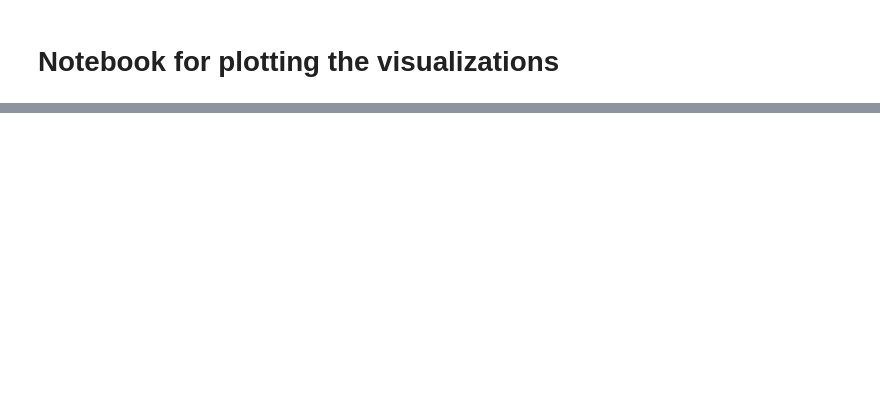
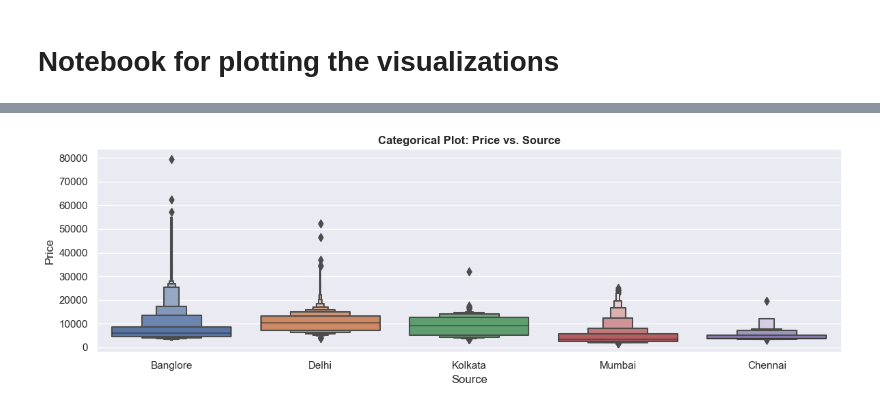
Before and after one commit to Fernando3161/flight_price_pred, a Jupyter notebook: data/Notebook.ipynb, the cells around one changed output, grey strips where cells are left out. Saved outputs shown, nothing was run; the diff lists cells and outputs as text; code cells hidden in the pictures; blank space fills up the shorter version.

```diff
--- a/data/Notebook.ipynb
+++ b/data/Notebook.ipynb
@@ -377,0 +94,15 @@ plt.show()
+# %%
+# Create dummy columns out of the Airline column.
+airline = train_data[['Airline']]
+airline = pd.get_dummies(airline,drop_first=True)
+
+# Plotting Source vs Price.
+# If we are going from Banglore the prices are slightly higher as compared to other cities
+sns.catplot(x='Source',y='Price',data=train_data.sort_values('Price',ascending=False),kind='boxen',aspect=3,height=4)
+plt.xlabel("Source")
+plt.ylabel("Price")
+plt.title("Categorical Plot: Price vs. Source", fontweight="bold")
+plt.tight_layout()
+plt.savefig(os.path.join(FIG_RESULTS_DIR, "CatPriceSource.png"), dpi=600)
+# %% [output]
+[figure, added]
```
Also changed, not shown: parts of 41 cells of this notebook, 8 other files.
